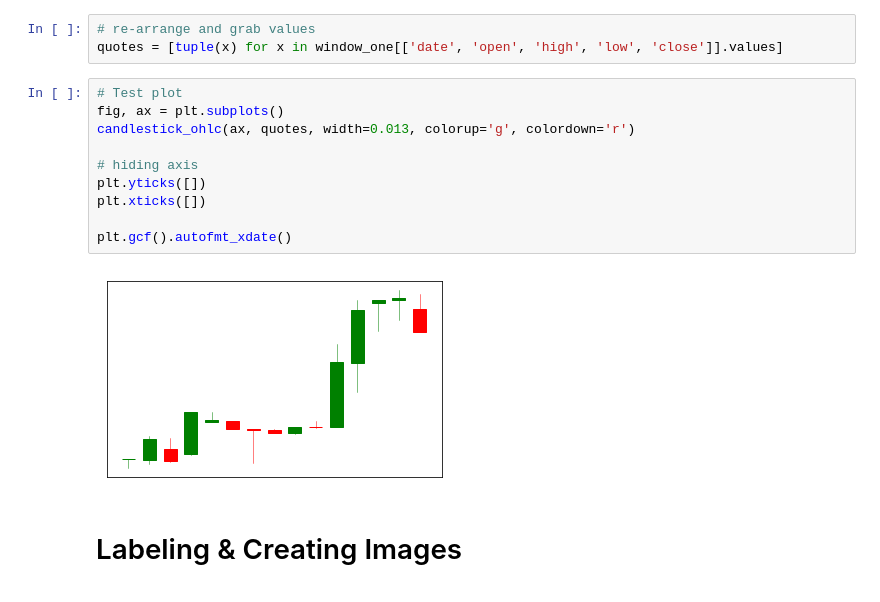
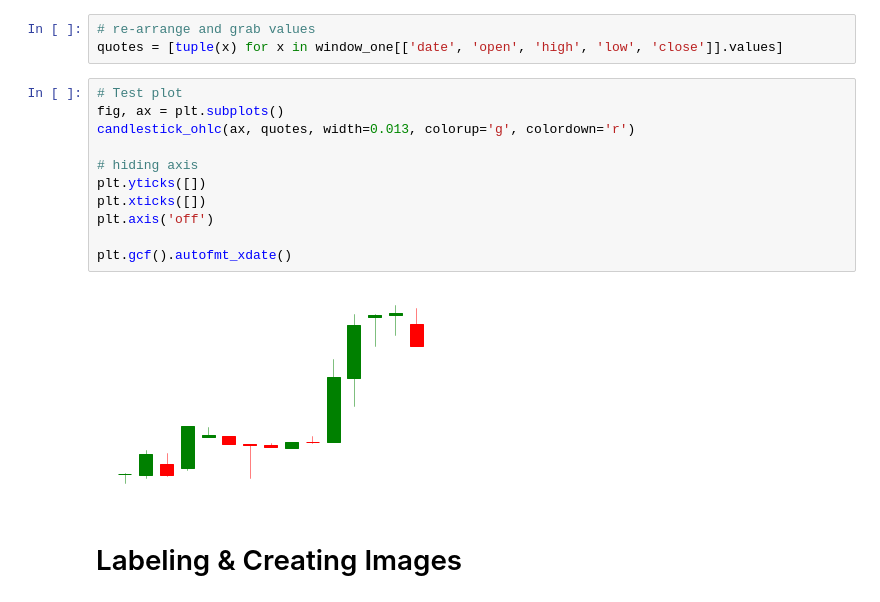
Before and after one commit to dmbernaal/Crypto_Nova, a Jupyter notebook: 2_CandleStick_Formation.ipynb, the cells around one changed output. Cells and saved outputs as stored; diff of their text form.

```diff
--- a/2_CandleStick_Formation.ipynb
+++ b/2_CandleStick_Formation.ipynb
@@ -136,15 +136,16 @@ quotes = [tuple(x) for x in window_one[['date', 'open', 'high', 'low', 'close']]
 # %%
 # Test plot
 fig, ax = plt.subplots()
 candlestick_ohlc(ax, quotes, width=0.013, colorup='g', colordown='r')
 
 # hiding axis
 plt.yticks([])
 plt.xticks([])
+plt.axis('off')
 
 plt.gcf().autofmt_xdate()
 # %% [output]
-[figure, old version]
+[figure, new version]
 # %% [markdown]
 # Labeling & Creating Images
 # %%
```
Also changed, not shown: parts of 2 cells of this notebook.
